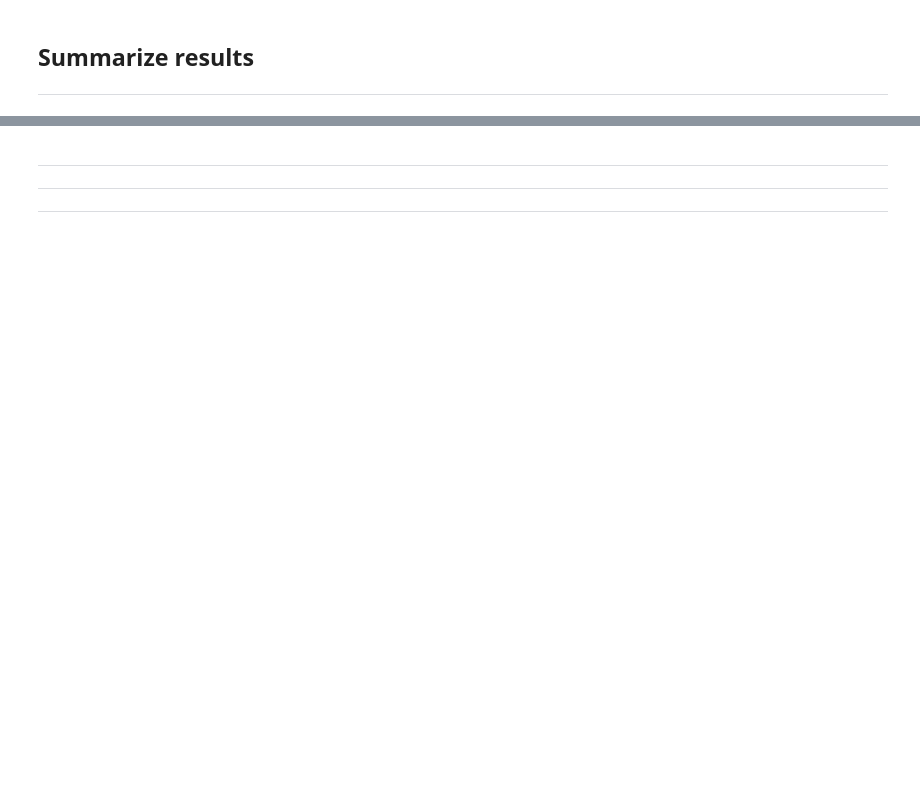
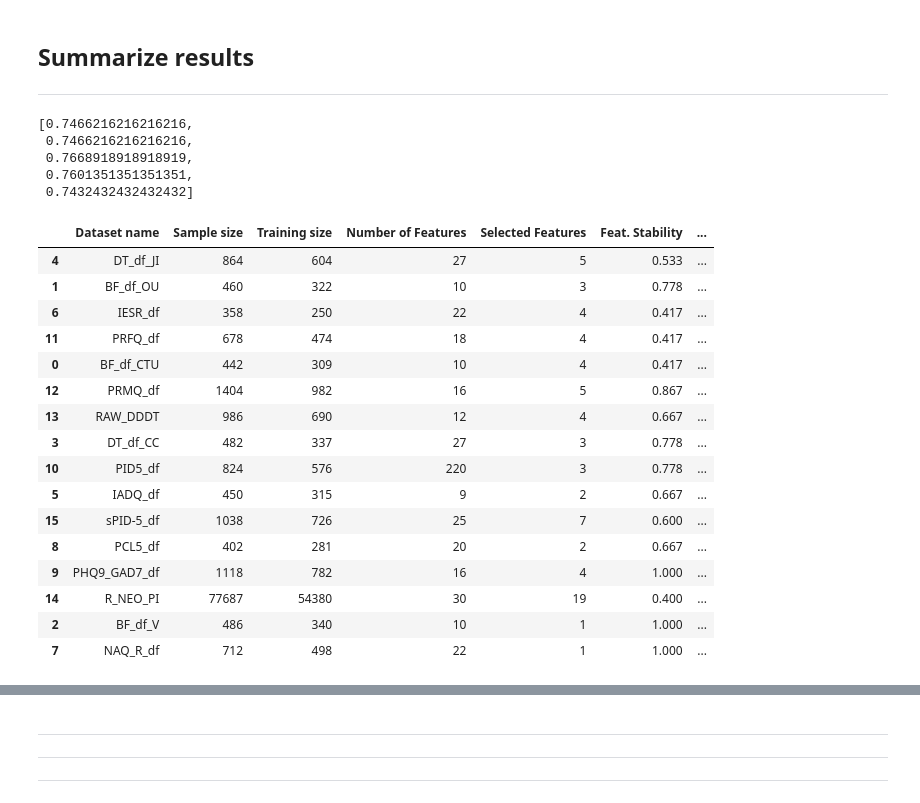
Before and after one commit to MattiaBrocco/Model-agnostic-feature-selection, a Jupyter notebook: CBSD Project MB.ipynb, the cells around one changed output, grey strips where cells are left out. Saved outputs shown, nothing was run; the diff lists cells and outputs as text; code cells hidden in the pictures; blank space fills up the shorter version.

```diff
--- a/CBSD Project MB.ipynb
+++ b/CBSD Project MB.ipynb
@@ -347,40 +373,68 @@ benchmark_df
 # %% [markdown]
 ## Summarize results
 ***
+# %%
+data_collection["RAW_DDDT"][5]["Accuracy"].tolist()
+# %% [output]
+[0.7466216216216216,
+ 0.7466216216216216,
+ 0.7668918918918919,
+ 0.7601351351351351,
+ 0.7432432432432432]
 # %%
 summary = []
 for k, v in data_collection.items():
 
     # Dataset name
     # Sample size
     # Training size
     # Initial number of features
     # Selected features
     # Stability
     # ACCURACY: Full Logit
     # ACCURACY: Logistic Regression
     # ACCURACY: SVC
     # ACCURACY: Random Forest
     # ACCURACY: Neural Network
     # Average accuracy (full logit excluded)
     # Accuracy Standard deviation (full logit excluded)
     # Decreased accuracy (mean) w.r.t. full logit
 
     summary += [[k, len(v[2]) + len(v[3]), len(v[2]),
                  v[0].shape[1], len(v[4]["Features"]),
-                 v[6], *v[5].tolist(), v[5][1:].mean(),
-                 v[5][1:].std(), v[5][1:].mean() - v[5].tolist()[0]]]
+                 v[6], *v[5]["Accuracy"].tolist(),
+                 v[5]["Accuracy"][1:].mean(),
+                 v[5]["Accuracy"][1:].std(),
+                 v[5]["Accuracy"][1:].mean() - v[5]["Accuracy"].tolist()[0]]]
 
 summary = pd.DataFrame(summary,
                        columns = ["Dataset name", "Sample size", "Training size", "Number of Features",
                                   "Selected Features", "Feat. Stability", "Accuracy - Logit all features",
                                   "Accuracy - Logit", "Accuracy - SVM", "Accuracy - RF",
                                   "Accuracy - MLP", "Avg Acc. on selected features",
                                   "Accuracy Std on selected features", "Acc. diff. wrt Full logit"])
 
 summary = summary.applymap(lambda v: v if isinstance(v, str) else round(v, 3))
 
 summary.sort_values("Accuracy Std on selected features", ascending = False)
+# %% [output]
+|  | Dataset name | Sample size | Training size | Number of Features | Selected Features | Feat. Stability | ... |
+| 4 | DT_df_JI | 864 | 604 | 27 | 5 | 0.533 | ... |
+| 1 | BF_df_OU | 460 | 322 | 10 | 3 | 0.778 | ... |
+| 6 | IESR_df | 358 | 250 | 22 | 4 | 0.417 | ... |
+| 11 | PRFQ_df | 678 | 474 | 18 | 4 | 0.417 | ... |
+| 0 | BF_df_CTU | 442 | 309 | 10 | 4 | 0.417 | ... |
+| 12 | PRMQ_df | 1404 | 982 | 16 | 5 | 0.867 | ... |
+| 13 | RAW_DDDT | 986 | 690 | 12 | 4 | 0.667 | ... |
+| 3 | DT_df_CC | 482 | 337 | 27 | 3 | 0.778 | ... |
+| 10 | PID5_df | 824 | 576 | 220 | 3 | 0.778 | ... |
+| 5 | IADQ_df | 450 | 315 | 9 | 2 | 0.667 | ... |
+| 15 | sPID-5_df | 1038 | 726 | 25 | 7 | 0.600 | ... |
+| 8 | PCL5_df | 402 | 281 | 20 | 2 | 0.667 | ... |
+| 9 | PHQ9_GAD7_df | 1118 | 782 | 16 | 4 | 1.000 | ... |
+| 14 | R_NEO_PI | 77687 | 54380 | 30 | 19 | 0.400 | ... |
+| 2 | BF_df_V | 486 | 340 | 10 | 1 | 1.000 | ... |
+| 7 | NAQ_R_df | 712 | 498 | 22 | 1 | 1.000 | ... |
 # %%
 plt.figure(figsize = (20, 7))
 plt.bar(x = summary.sort_values("Avg Acc. on selected features",
```
Also changed, not shown: parts of 7 cells of this notebook, 2 other files.
